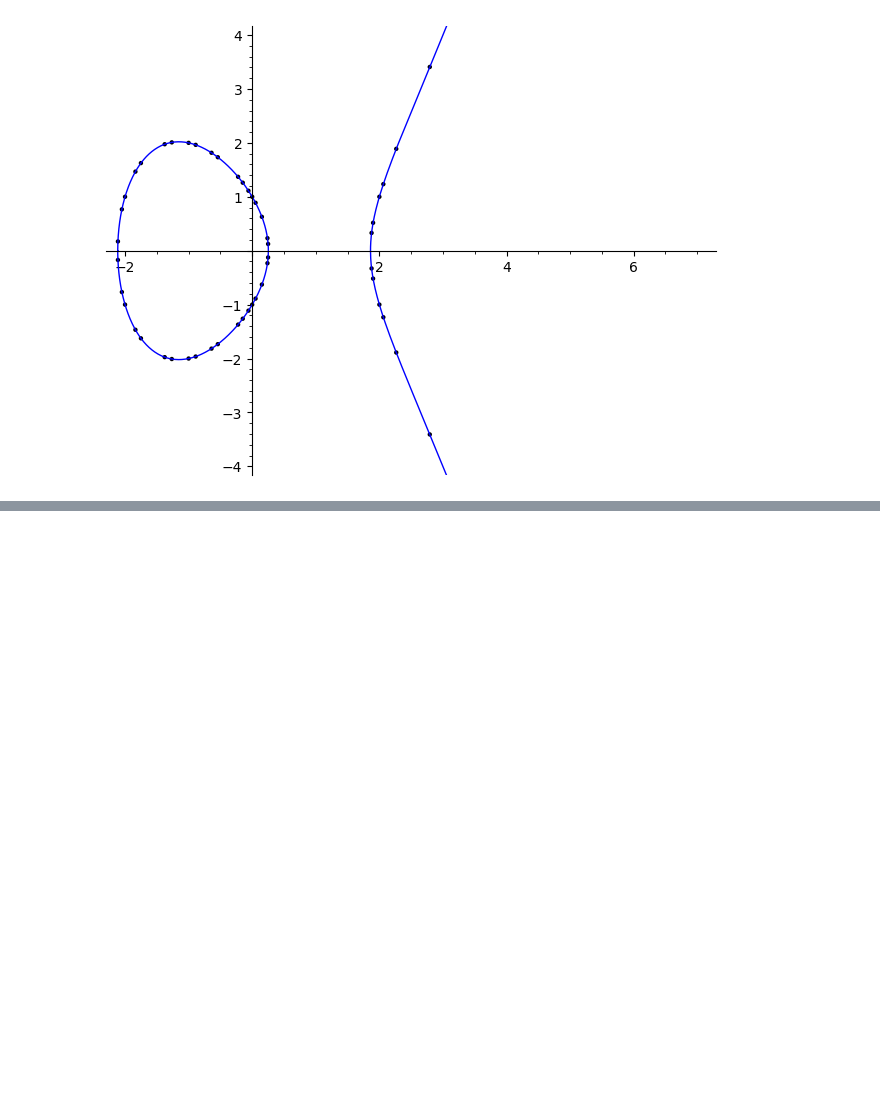
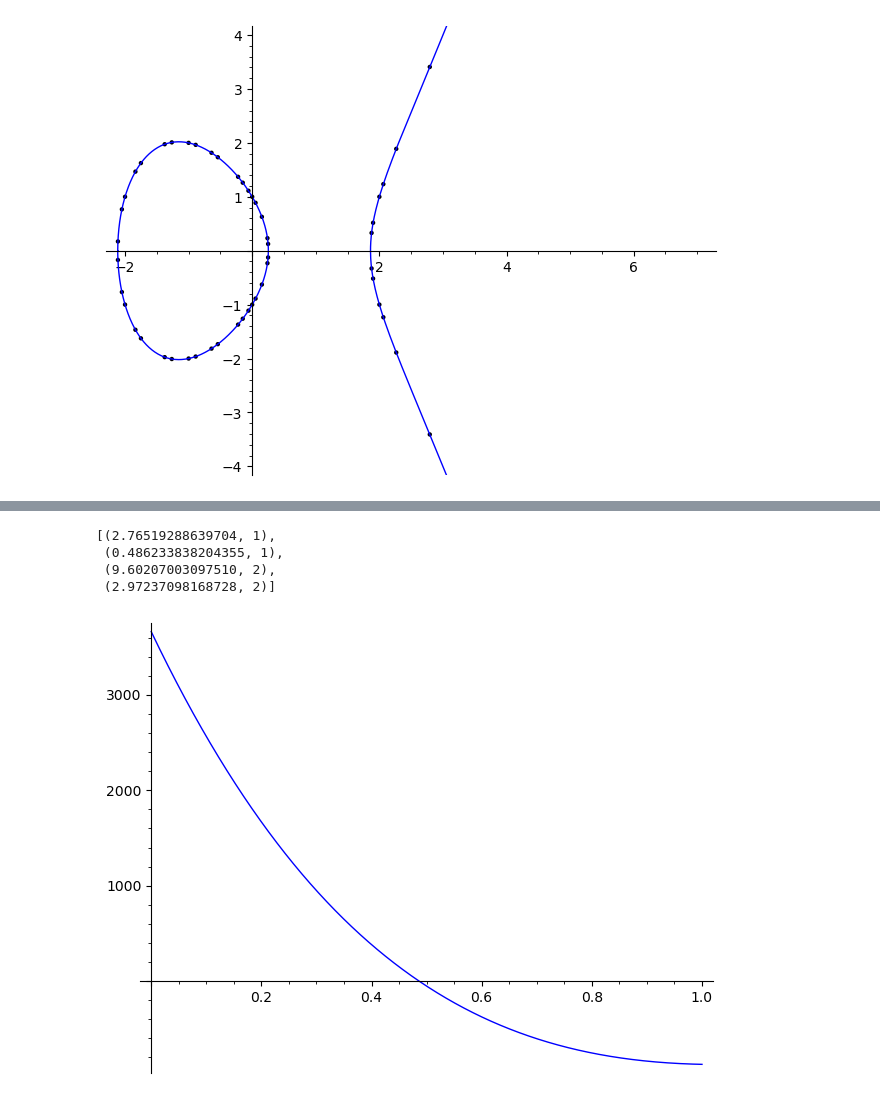
Before and after one commit to chriswuthrich/bsd_video, a Jupyter notebook: sage_notebooks/find_good_curves.ipynb, the cells around one changed output, grey strips where cells are left out. Drawn from its saved outputs; the diff is of its cells as text; code cells hidden in the pictures; blank space fills up the shorter version.

Commit message:
family of curves added

```diff
--- a/sage_notebooks/find_good_curves.ipynb
+++ b/sage_notebooks/find_good_curves.ipynb
@@ -142,0 +153,11 @@ gr.show()
+# %%
+def u(t):
+    return -2.11490754147676  + t*0.6
+def v(t):
+    return -2*sqrt(3.)/3 + .5*t
+def A(t):
+    return -3*v(t)^2
+def B(t):
+    return -u(t)*(-3*v(t)^2+u(t)^2)
+def EE(t):
+    return EllipticCurve([A(t),B(t)])
@@ -142,0 +173,12 @@ gr.show()
+# %%
+[(r[0].n(), r[1])for r in EE(x).discriminant().roots()]
+# %% [output]
+[(2.76519288639704, 1),
+ (0.486233838204355, 1),
+ (9.60207003097510, 2),
+ (2.97237098168728, 2)]
+# %%
+var("tt")
+plot(EE(tt).discriminant(), (tt,0,1))
+# %% [output]
+[figure, added]
```
Also changed, not shown: parts of 5 cells of this notebook, 1 other file.
